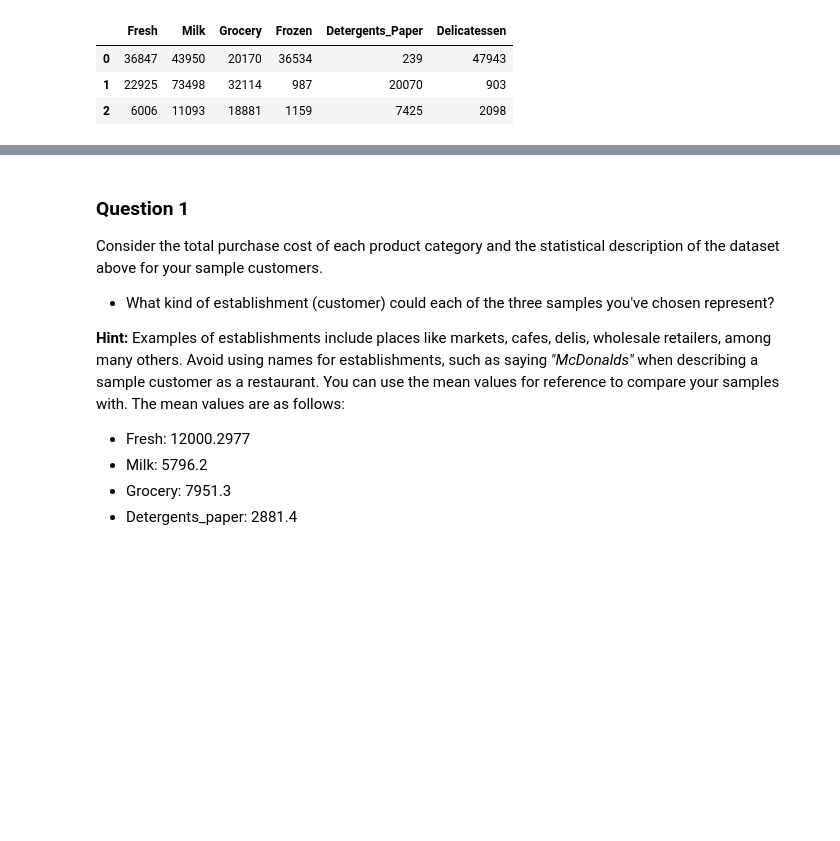
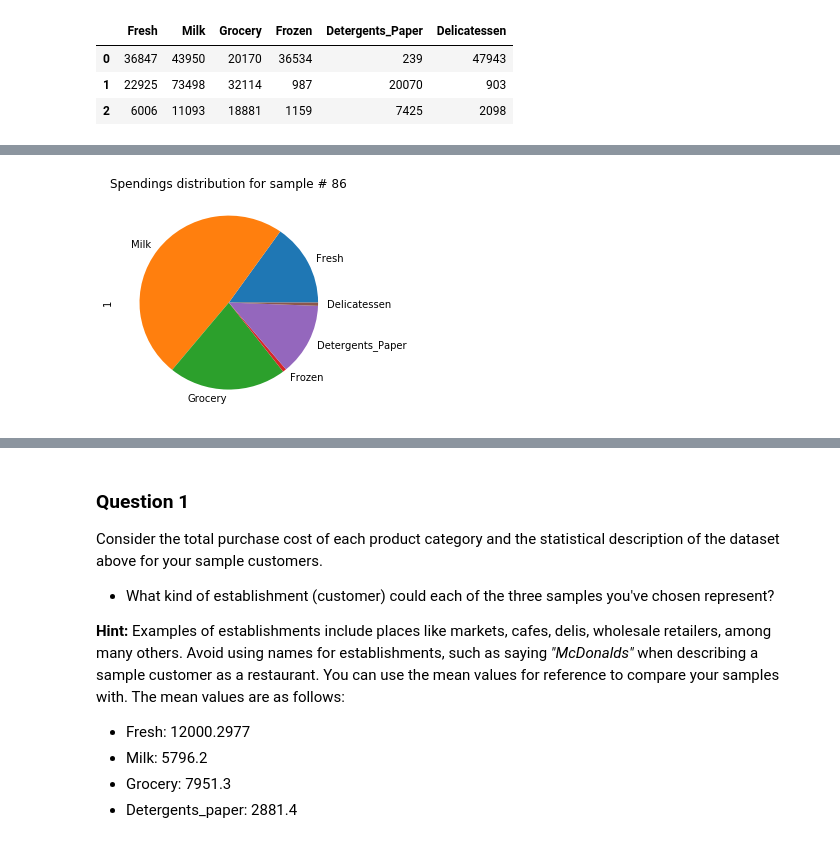
Before and after one commit to roj4s/udacitys_customer_segments, a Jupyter notebook: customer_segments.ipynb, the cells around one changed output, grey strips where cells are left out. Drawn from its saved outputs; the diff is of its cells as text; code cells hidden in the pictures; blank space fills up the shorter version.

```diff
--- a/customer_segments.ipynb
+++ b/customer_segments.ipynb
@@ -76,0 +84,5 @@ Chosen samples of wholesale customers dataset:
+# %%
+samples.iloc[1].plot.pie(figsize=(4,4))
+_ =plt.title(title.format(indices[1]))
+# %% [output]
+[figure, added]
```
Also changed, not shown: parts of 4 cells of this notebook.
